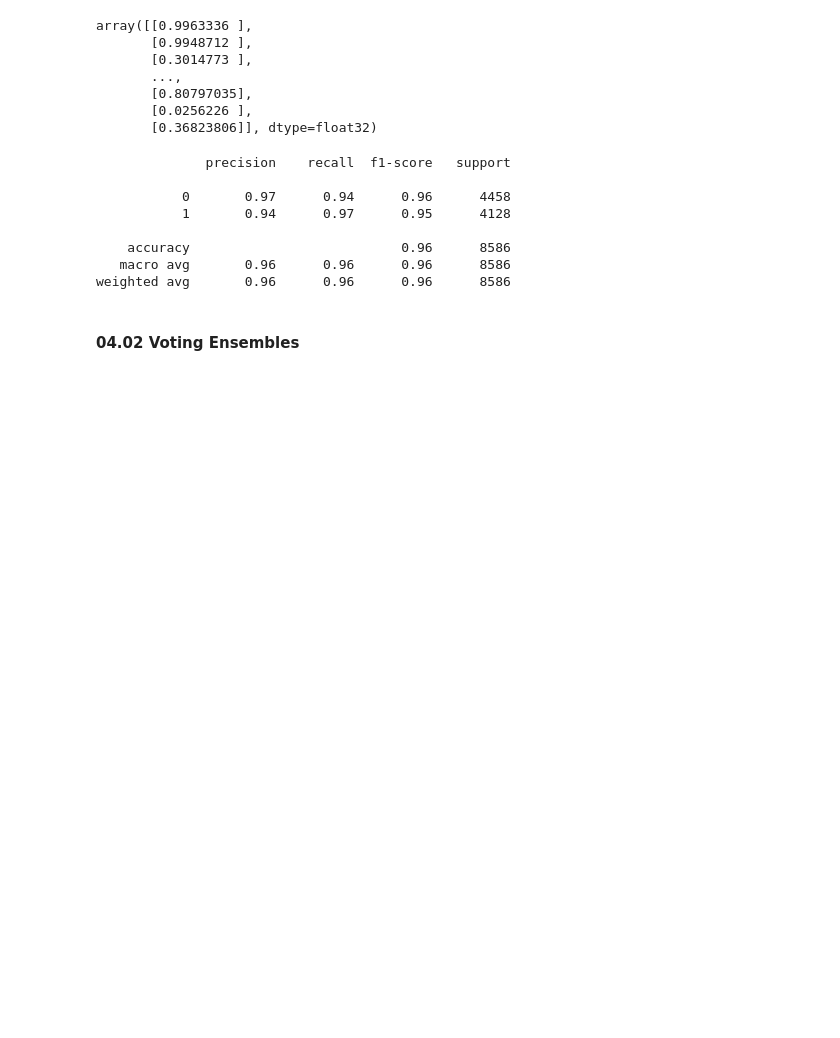
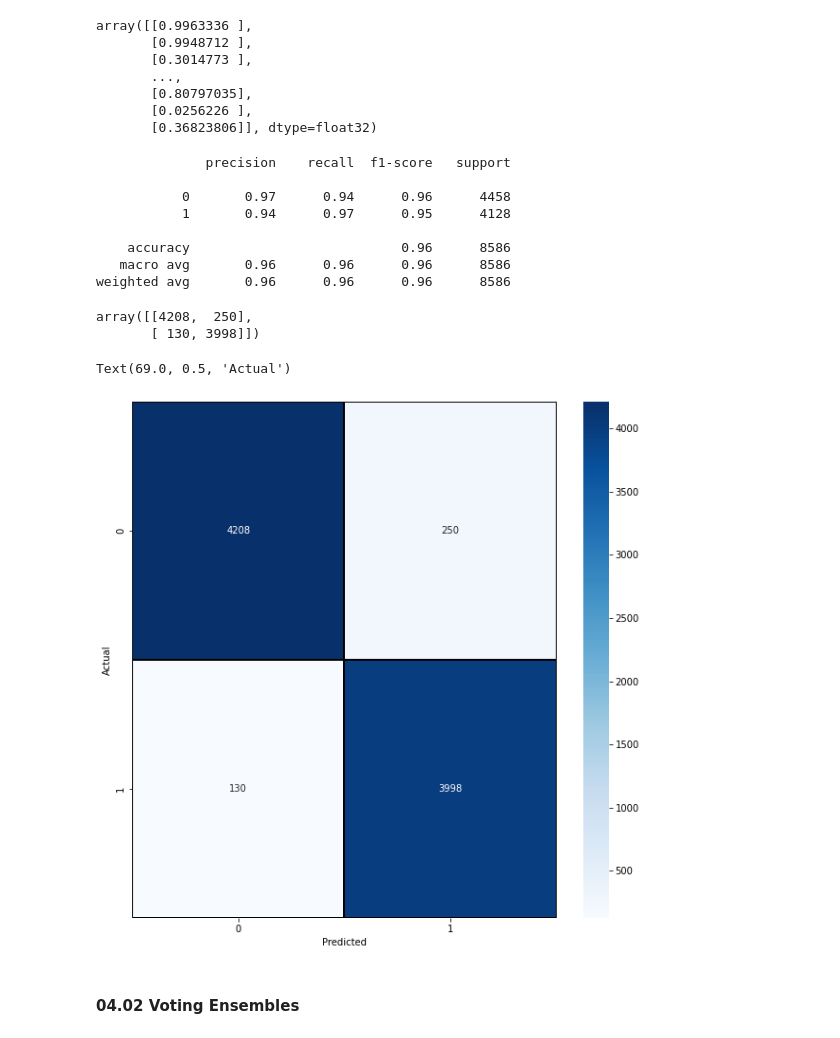
Before and after one commit to subhabrata-ghosh-1988/Transformers, a Jupyter notebook: Transformers_Ensemble.ipynb, the cells around one changed output. Drawn from its saved outputs; the diff is of its cells as text; code cells hidden in the pictures; blank space fills up the shorter version.

```diff
--- a/Transformers_Ensemble.ipynb
+++ b/Transformers_Ensemble.ipynb
@@ -434,6 +434,20 @@ print(classification_report(y_test, mean_pred))
     accuracy                           0.96      8586
    macro avg       0.96      0.96      0.96      8586
 weighted avg       0.96      0.96      0.96      8586
+# %%
+cm = confusion_matrix(y_test, mean_pred)
+cm
+# %% [output]
+array([[4208,  250],
+       [ 130, 3998]])
+# %%
+plt.figure(figsize = (10,10))
+sns.heatmap(cm,cmap= "Blues", linecolor = 'black' , linewidth = 1 , annot = True, fmt='')
+plt.xlabel("Predicted")
+plt.ylabel("Actual")
+# %% [output]
+Text(69.0, 0.5, 'Actual')
+[figure, added]
 # %% [markdown]
 #### 04.02 Voting Ensembles
 # %%
```
Also changed, not shown: parts of 4 cells of this notebook.
